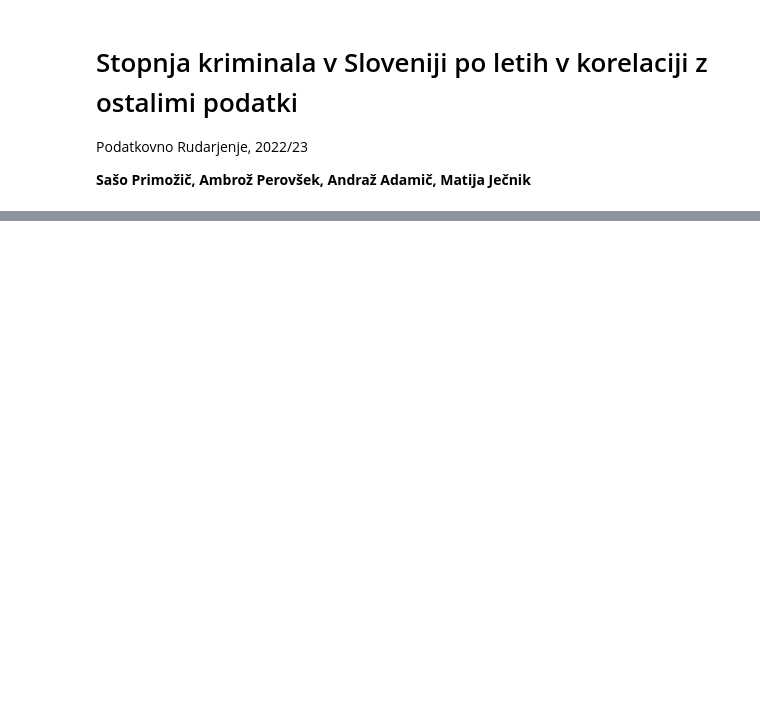
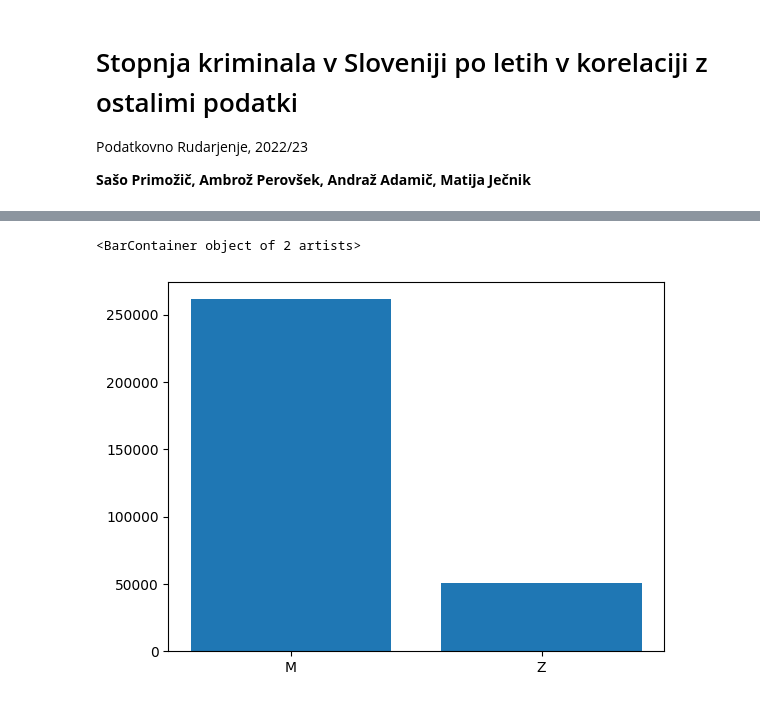
Before and after one commit to andrazadamic/PR22SPAPAAMJ, a Jupyter notebook: seminarska.ipynb, the cells around one changed output, grey strips where cells are left out. Saved outputs shown, nothing was run; the diff lists cells and outputs as text; code cells hidden in the pictures; blank space fills up the shorter version.

```diff
--- a/seminarska.ipynb
+++ b/seminarska.ipynb
@@ -28,0 +49,7 @@ kd.reset_index(drop=True, inplace=True)
+# %%
+plt.bar(['M', 'Z'], [kd.query("Spol == 'MO\x8aKI' & (VrstaOsebe == 'NEOVADENI OSUMLJENEC (ARHIV)' | VrstaOsebe == 'OVADENI OSUMLJENEC')")['Spol'].size, kd.query("Spol == '\x8eENSKI' & (VrstaOsebe == 'NEOVADENI OSUMLJENEC (ARHIV)' | VrstaOsebe == 'OVADENI OSUMLJENEC')")['Spol'].size])
+# kd['VrstaOsebe'].unique()
+# np.unique(np.asarray(kd.loc[(kd['Spol'] == 'MO\x8aKI'), ['ZaporednaStevilkaKD']])).size
+# %% [output]
+<BarContainer object of 2 artists>
+[figure, added]
```
Also changed, not shown: parts of 7 cells of this notebook.
